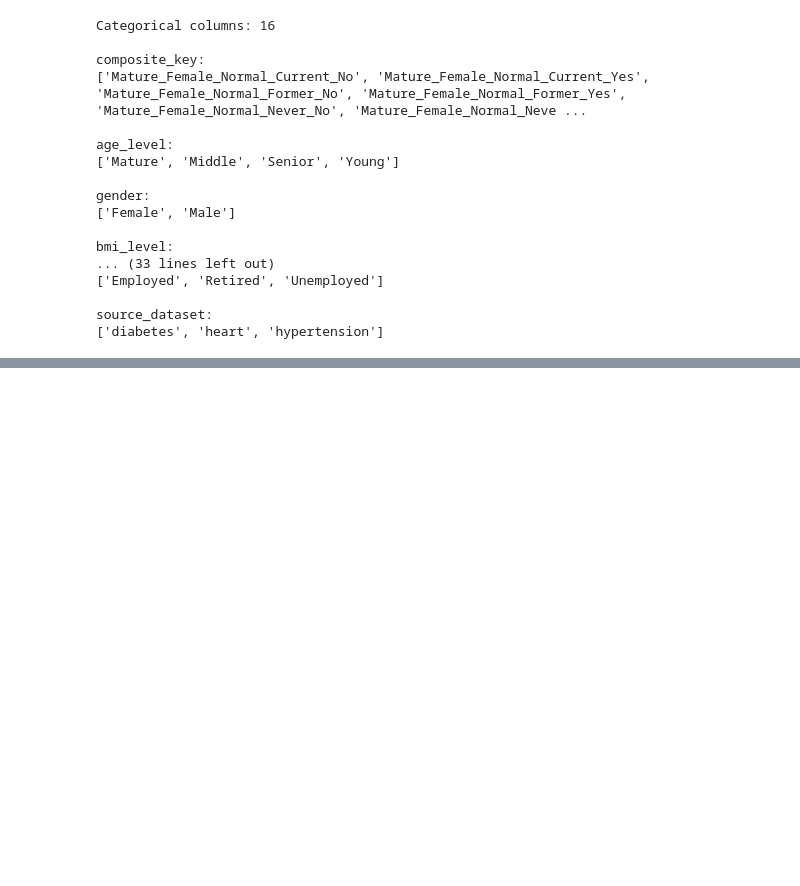
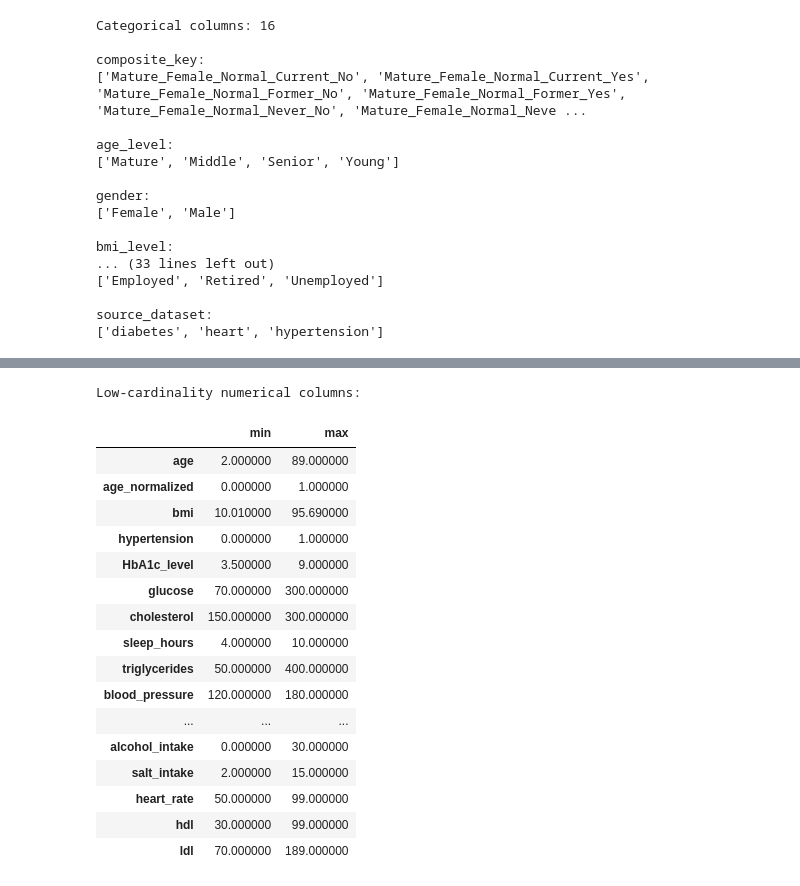
Before and after one commit to fatehbhular/Heart-Disease-Prediction-Model, a Jupyter notebook: notebooks Phase 2/Task_3_Data_Preprocessing_and_Feature_Engineering.ipynb, the cells around one changed output, grey strips where cells are left out. Saved outputs shown, nothing was run; the diff lists cells and outputs as text; code cells hidden in the pictures; blank space fills up the shorter version.

```diff
--- a/notebooks Phase 2/Task_3_Data_Preprocessing_and_Feature_Engineering.ipynb
+++ b/notebooks Phase 2/Task_3_Data_Preprocessing_and_Feature_Engineering.ipynb
@@ -239,3 +239,43 @@ numerical_summary
 | heart_rate | 222960.0 | 74.505100 | 11.450341 | 50.000000 | 69.000000 | 74.487247 | 80.000000 | 99.000000 |
 | hdl | 222960.0 | 64.614115 | 16.014809 | 30.000000 | 58.000000 | 64.650655 | 72.000000 | 99.000000 |
 | ldl | 222960.0 | 129.713479 | 27.445919 | 70.000000 | 117.000000 | 129.882609 | 142.000000 | 189.000000 |
+# %%
+low_cardinality_numeric = []
+
+for column in numerical_columns:
+    unique_count = X_train[column].nunique(dropna=True)
+
+    if unique_count <= 10:
+        low_cardinality_numeric.append(column)
+
+print("Low-cardinality numerical columns:")
+
+for column in low_cardinality_numeric:
+    print(f"\n{column}:")
+    print(sorted(X_train[column].dropna().unique()))
+# %% [output]
+Low-cardinality numerical columns:
+# %%
+range_check = X_train[
+    numerical_columns
+].agg(["min", "max"]).T
+
+range_check
+# %% [output]
+|  | min | max |
+| age | 2.000000 | 89.000000 |
+| age_normalized | 0.000000 | 1.000000 |
+| bmi | 10.010000 | 95.690000 |
+| hypertension | 0.000000 | 1.000000 |
+| HbA1c_level | 3.500000 | 9.000000 |
+| glucose | 70.000000 | 300.000000 |
+| cholesterol | 150.000000 | 300.000000 |
+| sleep_hours | 4.000000 | 10.000000 |
+| triglycerides | 50.000000 | 400.000000 |
+| blood_pressure | 120.000000 | 180.000000 |
+| ... | ... | ... |
+| alcohol_intake | 0.000000 | 30.000000 |
+| salt_intake | 2.000000 | 15.000000 |
+| heart_rate | 50.000000 | 99.000000 |
+| hdl | 30.000000 | 99.000000 |
+| ldl | 70.000000 | 189.000000 |
```
Also changed, not shown: parts of 23 cells of this notebook.
